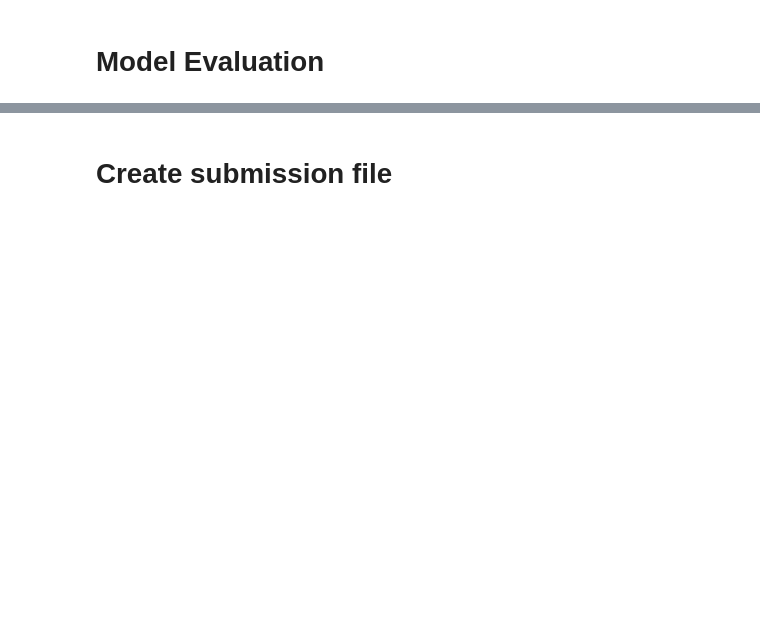
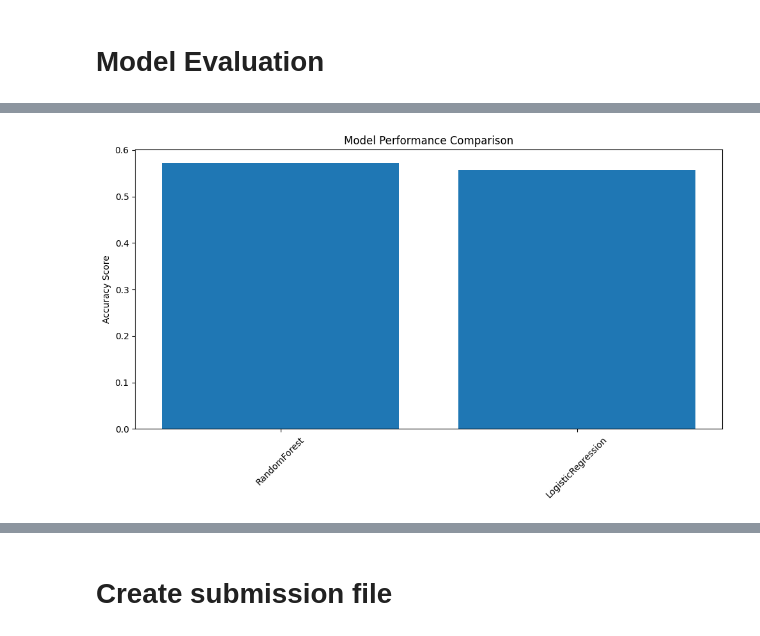
Before and after one commit to Kermit3T/tongtt-AmazonScorePrediction, a Jupyter notebook: starter_code.ipynb, the cells around one changed output, grey strips where cells are left out. Saved outputs shown, nothing was run; the diff lists cells and outputs as text; code cells hidden in the pictures; blank space fills up the shorter version.

```diff
--- a/starter_code.ipynb
+++ b/starter_code.ipynb
@@ -364,7 +405,7 @@ X_test_scaled = scaler.transform(X_test_split)
 X_submission_scaled = scaler.transform(X_submission[feature_columns])
 
 # Train a model to get feature importance
-rf_feature = RandomForestClassifier(n_estimators=100, random_state=69)
+rf_feature = RandomForestClassifier(n_estimators=100, random_state=69, n_jobs=-1)
 rf_feature.fit(X_train_scaled, Y_train)
 
 # Plot feature importance
@@ -382,15 +423,3 @@ plt.show()
 [figure]
 # %% [markdown]
 # Model Creation
-# %%
-# Create and train the final model
-model = RandomForestClassifier(
-    n_estimators=200,
-    max_depth=10,
-    min_samples_split=10,
-    min_samples_leaf=5,
-    random_state=69,
-    class_weight='balanced'
-)
-
-model.fit(X_train_scaled, Y_train)
@@ -420,0 +456,66 @@ Accuracy on testing set =  0.5603200336083762
+# %%
+# Quick model comparison without cross-validation
+results = {}
+
+# Evaluate each model with simple train/test split
+for model_name, model in models.items():
+    print(f"\nEvaluating {model_name}...")
+
+    try:
+        # Create and train pipeline
+        pipeline = create_balanced_pipeline(model)
+        pipeline.fit(X_train_scaled, Y_train)
+
+        # Evaluate
+        score = pipeline.score(X_test_scaled, Y_test)
+        print(f"{model_name} Accuracy: {score:.4f}")
+
+        results[model_name] = {
+            'score': score
+        }
+    except Exception as e:
+        print(f"Error with {model_name}: {str(e)}")
+        continue
+
+# Plot model comparison
+plt.figure(figsize=(10, 6))
+model_names = list(results.keys())
+scores = [results[model]['score'] for model in model_names]
+
+plt.bar(model_names, scores)
+plt.title('Model Performance Comparison')
+plt.ylabel('Accuracy Score')
+plt.xticks(rotation=45)
+plt.tight_layout()
+plt.show()
+
+# Find best model
+best_model_name = max(results, key=lambda k: results[k]['score'])
+print(f"\nBest model: {best_model_name}")
+
+# Optional: Do cross-validation only on the best model
+print(f"\nPerforming cross-validation on {best_model_name}...")
+best_model = models[best_model_name]
+skf = StratifiedKFold(n_splits=5, shuffle=True, random_state=RANDOM_SEED)
+cv_scores = []
+
+for fold, (train_idx, val_idx) in enumerate(skf.split(X_train_scaled, Y_train)):
+    X_fold_train = X_train_scaled[train_idx]
+    y_fold_train = Y_train.iloc[train_idx]
+    X_fold_val = X_train_scaled[val_idx]
+    y_fold_val = Y_train.iloc[val_idx]
+
+    pipeline = create_balanced_pipeline(best_model)
+    pipeline.fit(X_fold_train, y_fold_train)
+    score = pipeline.score(X_fold_val, y_fold_val)
+    cv_scores.append(score)
+    print(f"Fold {fold + 1} Accuracy: {score:.4f}")
+
+print(f"\nCross-validation scores for {best_model_name}:")
+print(f"Mean: {np.mean(cv_scores):.4f} (+/- {np.std(cv_scores):.4f})")
+
+# Train final model
+print("\nTraining final model...")
+final_pipeline = create_balanced_pipeline(models[best_model_name])
+final_pipeline.fit(X_train_scaled, Y_train)
+# %% [output]
@@ -420,0 +527 @@ Accuracy on testing set =  0.5603200336083762
+[figure, added]
```
Also changed, not shown: parts of 9 cells of this notebook, 1 other file.
